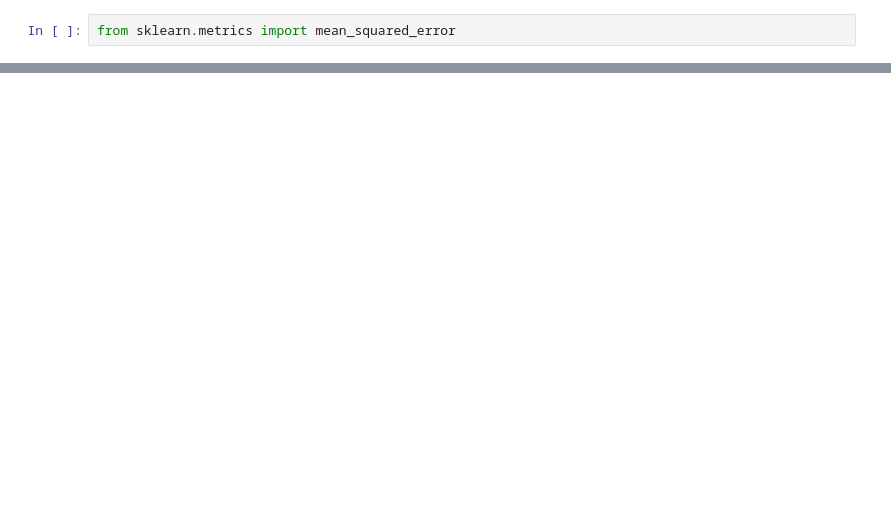
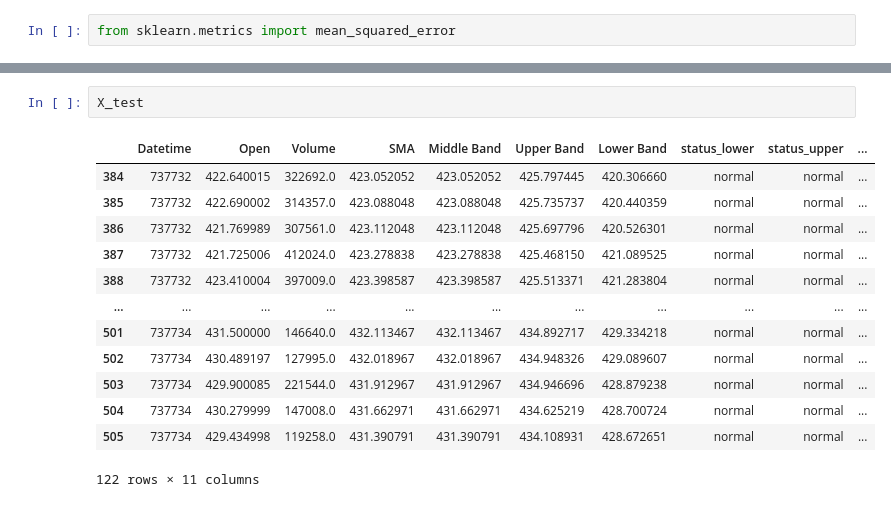
Before and after one commit to dataubc/stock_price_prediction, a Jupyter notebook: machine_learning/ridge.ipynb, the cells around one changed output, grey strips where cells are left out. Cells and saved outputs as stored; diff of their text form; blank space fills up the shorter version.

```diff
--- a/machine_learning/ridge.ipynb
+++ b/machine_learning/ridge.ipynb
@@ -191 +205,17 @@ See the caveats in the documentation: https://pandas.pydata.org/pandas-docs/stab
+# %%
+X_test
+# %% [output]
+|  | Datetime | Open | Volume | SMA | Middle Band | Upper Band | Lower Band | status_lower | status_upper | ... |
+| 384 | 737732 | 422.640015 | 322692.0 | 423.052052 | 423.052052 | 425.797445 | 420.306660 | normal | normal | ... |
+| 385 | 737732 | 422.690002 | 314357.0 | 423.088048 | 423.088048 | 425.735737 | 420.440359 | normal | normal | ... |
+| 386 | 737732 | 421.769989 | 307561.0 | 423.112048 | 423.112048 | 425.697796 | 420.526301 | normal | normal | ... |
+| 387 | 737732 | 421.725006 | 412024.0 | 423.278838 | 423.278838 | 425.468150 | 421.089525 | normal | normal | ... |
+| 388 | 737732 | 423.410004 | 397009.0 | 423.398587 | 423.398587 | 425.513371 | 421.283804 | normal | normal | ... |
+| ... | ... | ... | ... | ... | ... | ... | ... | ... | ... | ... |
+| 501 | 737734 | 431.500000 | 146640.0 | 432.113467 | 432.113467 | 434.892717 | 429.334218 | normal | normal | ... |
+| 502 | 737734 | 430.489197 | 127995.0 | 432.018967 | 432.018967 | 434.948326 | 429.089607 | normal | normal | ... |
+| 503 | 737734 | 429.900085 | 221544.0 | 431.912967 | 431.912967 | 434.946696 | 428.879238 | normal | normal | ... |
+| 504 | 737734 | 430.279999 | 147008.0 | 431.662971 | 431.662971 | 434.625219 | 428.700724 | normal | normal | ... |
+| 505 | 737734 | 429.434998 | 119258.0 | 431.390791 | 431.390791 | 434.108931 | 428.672651 | normal | normal | ... |
+122 rows × 11 columns
 # %%
```
Also changed, not shown: parts of 41 cells of this notebook.
